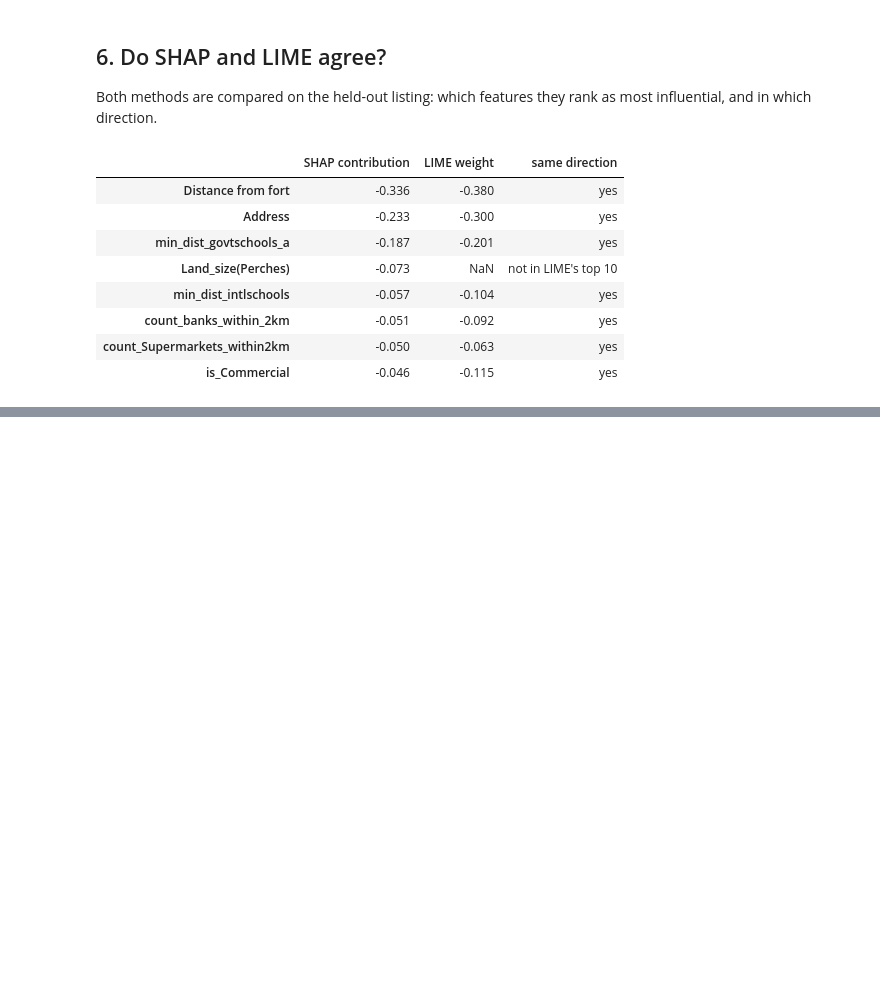
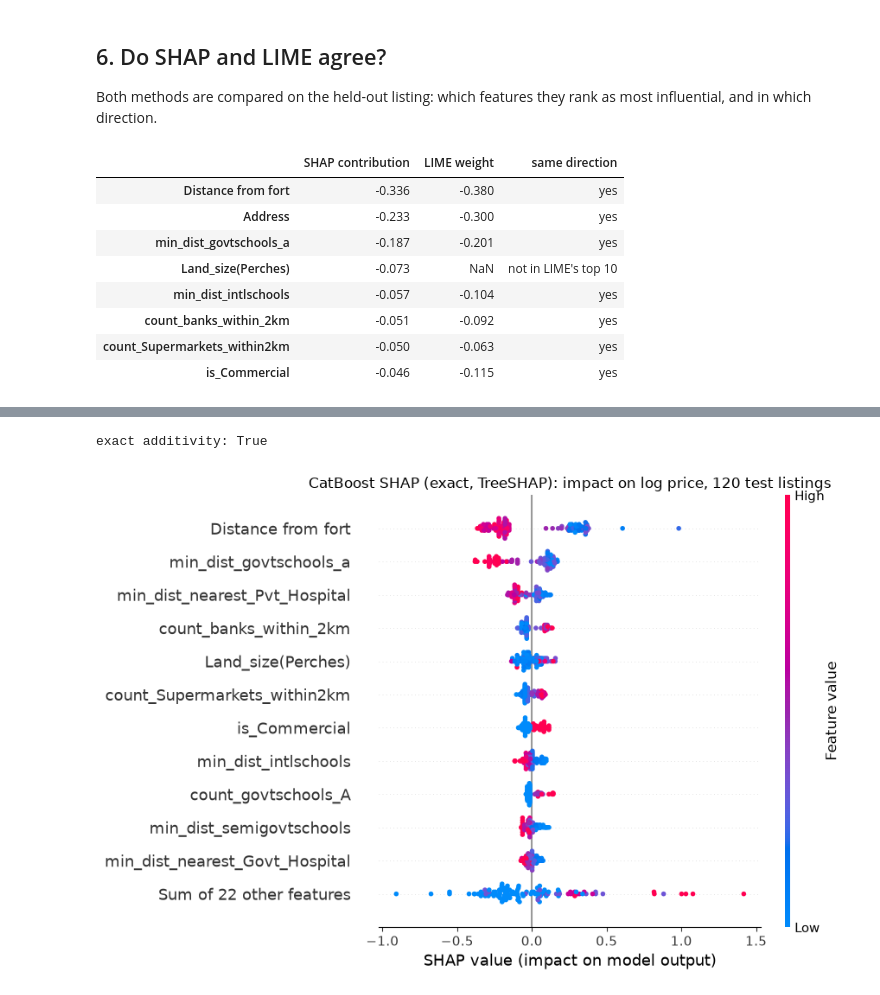
Before and after one commit to amalr-12/colombo-land-price-ml, a Jupyter notebook: 04_explainability.ipynb, the cells around one changed output, grey strips where cells are left out. Cells and saved outputs as stored; diff of their text form; code cells hidden in the pictures; blank space fills up the shorter version.

```diff
--- a/04_explainability.ipynb
+++ b/04_explainability.ipynb
@@ -242,0 +250,21 @@ comparison
+# %%
+from catboost import Pool
+
+cat_member = model.named_estimators_["cat"].model_       # fitted CatBoostRegressor inside the wrapper
+pool = Pool(sample, cat_features=["Address"])
+raw = cat_member.get_feature_importance(data=pool, type="ShapValues")   # last column = expected value
+cat_sv = shap.Explanation(values=raw[:, :-1], base_values=raw[:, -1], data=to_numeric(sample).values,
+                          feature_names=FEATURES)
+
+# exact: contributions + baseline reproduce CatBoost's own predictions
+print("exact additivity:", np.allclose(raw.sum(axis=1), cat_member.predict(sample)))
+
+shap.plots.beeswarm(cat_sv, max_display=12, show=False)
+plt.title("CatBoost SHAP (exact, TreeSHAP): impact on log price, 120 test listings")
+plt.gcf().set_size_inches(9, 6)
+plt.tight_layout()
+plt.savefig("figures/fig11_catboost_shap.png", dpi=110, bbox_inches="tight")
+plt.show()
+# %% [output]
+exact additivity: True
+[figure, added]
```
Also changed, not shown: parts of 5 cells of this notebook, 14 other files.
